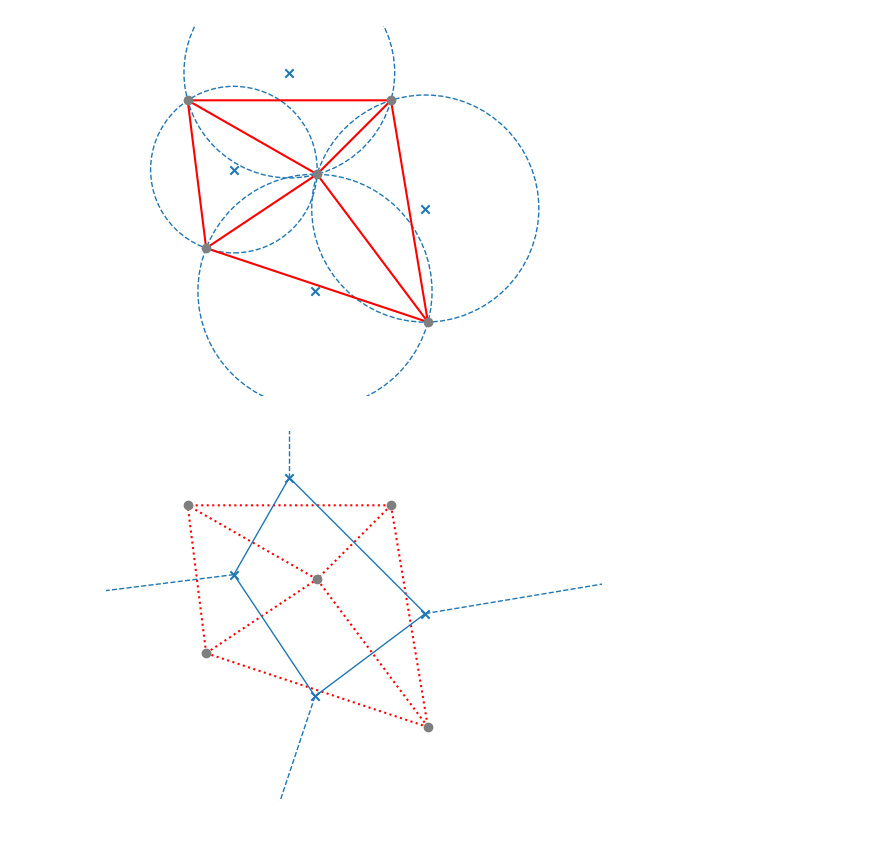
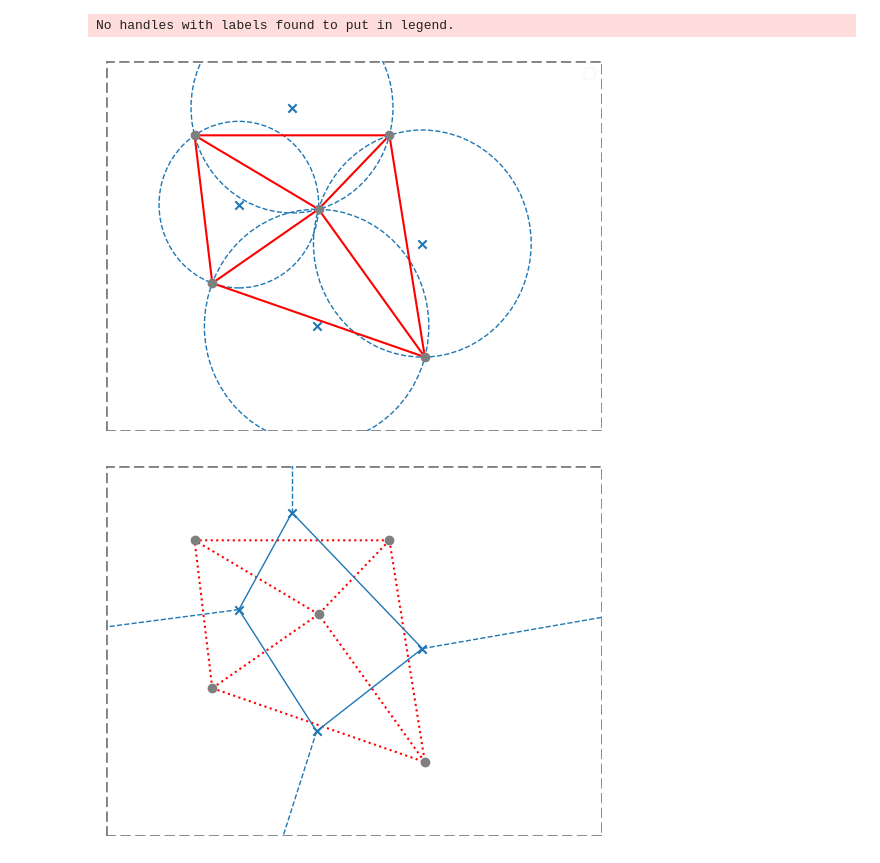
Before and after one commit to SondreHus/upr_gmsh, a Jupyter notebook: src/pebi_gmsh/plots_and_testing/project_plots.ipynb, the cells around one changed output. Saved outputs shown, nothing was run; the diff lists cells and outputs as text; code cells hidden in the pictures.

```diff
--- a/src/pebi_gmsh/plots_and_testing/project_plots.ipynb
+++ b/src/pebi_gmsh/plots_and_testing/project_plots.ipynb
@@ -20,40 +20,46 @@ def get_radius_from_voronoi(voronoi):
 # %%
 
 # Voronoi demonstration
-fig, ax_0 = plt.subplots()
+fig, ax_0 = plt.subplots(linewidth=2)
 points = np.array([
     [0.05, 0.8],
     [0.4, 0.6],
     [0.7, 0.2],
     [0.1, 0.4],
     [0.6, 0.8]])
 tris = Delaunay(points)
 voronoi = Voronoi(points)
 centroids = voronoi.vertices
 radii = np.linalg.norm(centroids -  points[tris.simplices[:,0]], axis=1)
 ax_0.triplot(points[:,0], points[:,1], tris.simplices, c="r")
 for centroid, radius in zip(centroids, radii):
     circle = plt.Circle(centroid,radius, fill=False, linestyle="--", color="C0")
     ax_0.add_patch(circle)
 ax_0.scatter(centroids[:,0], centroids[:,1], marker="x", color="C0")
 ax_0.scatter(points[:,0], points[:,1],c="C7", zorder=10)
-ax_0.axis("Equal")
+
+ax_0.axis('off')
 ax_0.set_ylim(0,1)
-ax_0.set_xlim(0,1)
-ax_0.axis('off')
-plt.show()
+ax_0.set_xlim(-.2,1.2)
+lg = plt.legend()
+fr = lg.get_frame()
+fr.set_lw(0.2)
+border_lol = np.array([[-.2,0],[-.2,1],[1.2,1],[1.2,0],[-.2,0]])
+plt.plot(border_lol[:,0], border_lol[:,1], c="gray", linewidth=2, linestyle="--")
+plt.savefig("pebi_construction_1.png", bbox_inches='tight', pad_inches=0, edge_color="b")
 
 fig, ax_1 = plt.subplots()
 voronoi_plot_2d(voronoi,ax_1,show_points = False, show_vertices = False, line_colors="C0")
 ax_1.scatter(centroids[:,0], centroids[:,1], marker="x", color="C0")
 ax_1.scatter(points[:,0], points[:,1],c="C7", zorder=10)
 ax_1.triplot(points[:,0], points[:,1], tris.simplices, linestyle=":", c="r")
-ax_1.axis("Equal")
+
 ax_1.set_ylim(0,1)
-ax_1.set_xlim(0,1)
+ax_1.set_xlim(-.2,1.2)
 ax_1.axis('off')
-
-plt.show()
+plt.plot(border_lol[:,0], border_lol[:,1], c="gray", linewidth=2, linestyle="--")
+plt.savefig("pebi_construction_2.png", bbox_inches='tight', pad_inches=0)
 # %% [output]
+No handles with labels found to put in legend.
-[figure, old version]
+[figure, new version]
-[figure, old version]
+[figure, new version]
```
Also changed, not shown: parts of 8 cells of this notebook, 14 other files.
